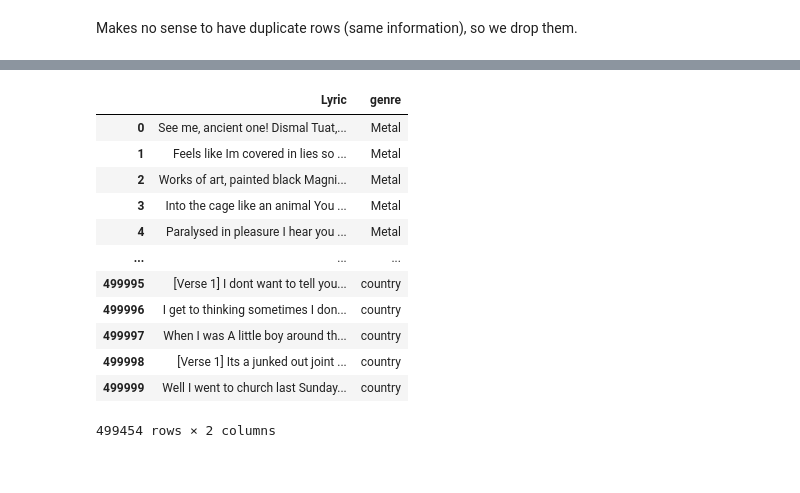
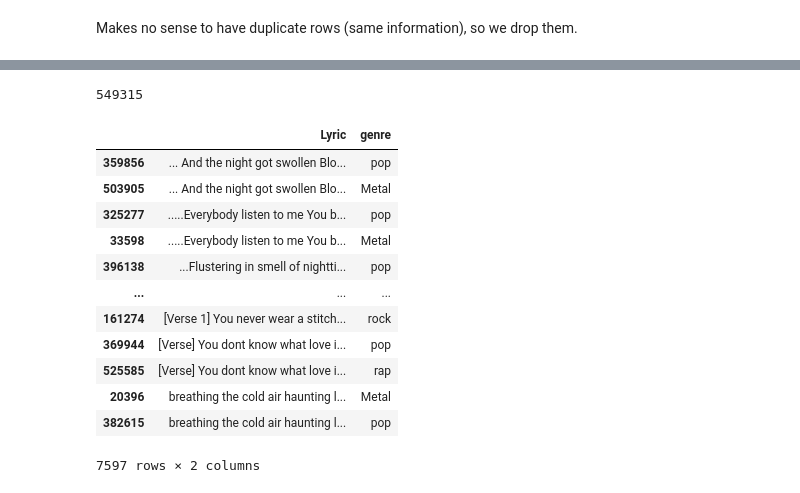
Before and after one commit to eliaserracarbonell/TextAnalyticsProject, a Jupyter notebook: Dataset_Exploration.ipynb, the cells around one changed output, grey strips where cells are left out. Saved outputs shown, nothing was run; the diff lists cells and outputs as text; code cells hidden in the pictures.

```diff
--- a/Dataset_Exploration.ipynb
+++ b/Dataset_Exploration.ipynb
@@ -193,18 +214,22 @@ df_train[df_train.duplicated(keep=False)].sort_values(by='Lyric')
 # %%
-df_train = df_train.drop_duplicates()
+df_data_full = df_data_full.drop_duplicates()
+len(df_data_full)
+# %% [output]
+549315
-# %%
-df_train
-# %% [output]
-|  | Lyric | genre |
-| 0 | See me, ancient one! Dismal Tuat,... | Metal |
-| 1 | Feels like Im covered in lies so ... | Metal |
-| 2 | Works of art, painted black Magni... | Metal |
-| 3 | Into the cage like an animal You ... | Metal |
-| 4 | Paralysed in pleasure I hear you ... | Metal |
-| ... | ... | ... |
-| 499995 | [Verse 1] I dont want to tell you... | country |
-| 499996 | I get to thinking sometimes I don... | country |
-| 499997 | When I was A little boy around th... | country |
-| 499998 | [Verse 1] Its a junked out joint ... | country |
-| 499999 | Well I went to church last Sunday... | country |
-499454 rows × 2 columns
+# %%
+duplicates=df_data_full[df_data_full['Lyric'].duplicated(keep=False)].sort_values(by='Lyric').copy()
+duplicates
+# %% [output]
+|  | Lyric | genre |
+| 359856 | ... And the night got swollen Blo... | pop |
+| 503905 | ... And the night got swollen Blo... | Metal |
+| 325277 | .....Everybody listen to me You b... | pop |
+| 33598 | .....Everybody listen to me You b... | Metal |
+| 396138 | ...Flustering in smell of nightti... | pop |
+| ... | ... | ... |
+| 161274 | [Verse 1] You never wear a stitch... | rock |
+| 369944 | [Verse] You dont know what love i... | pop |
+| 525585 | [Verse] You dont know what love i... | rap |
+| 20396 | breathing the cold air haunting l... | Metal |
+| 382615 | breathing the cold air haunting l... | pop |
+7597 rows × 2 columns
```
Also changed, not shown: parts of 9 cells of this notebook.
